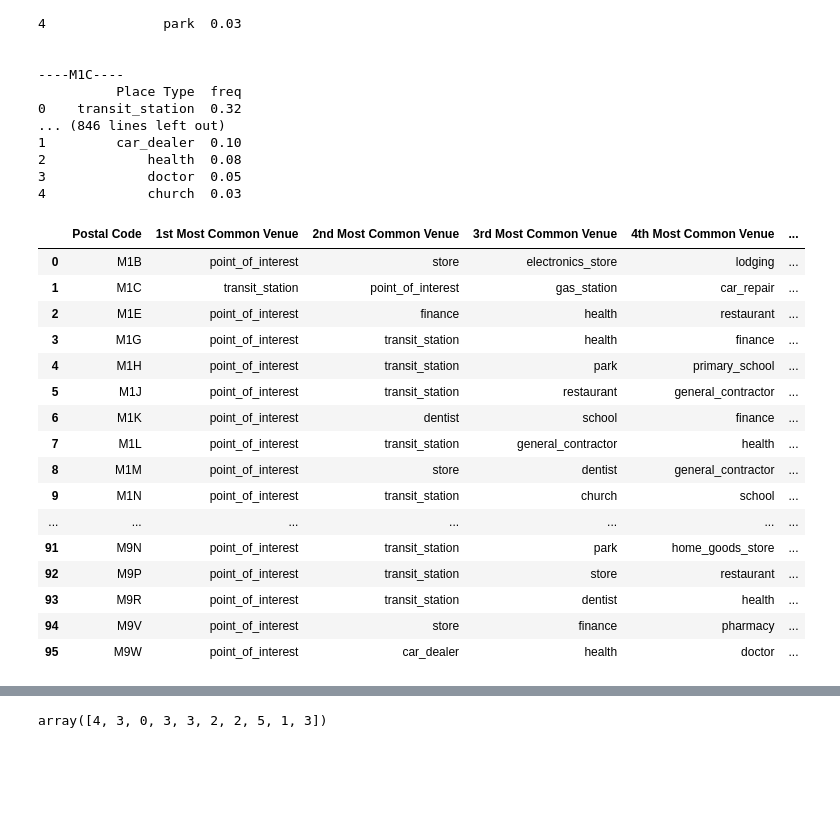
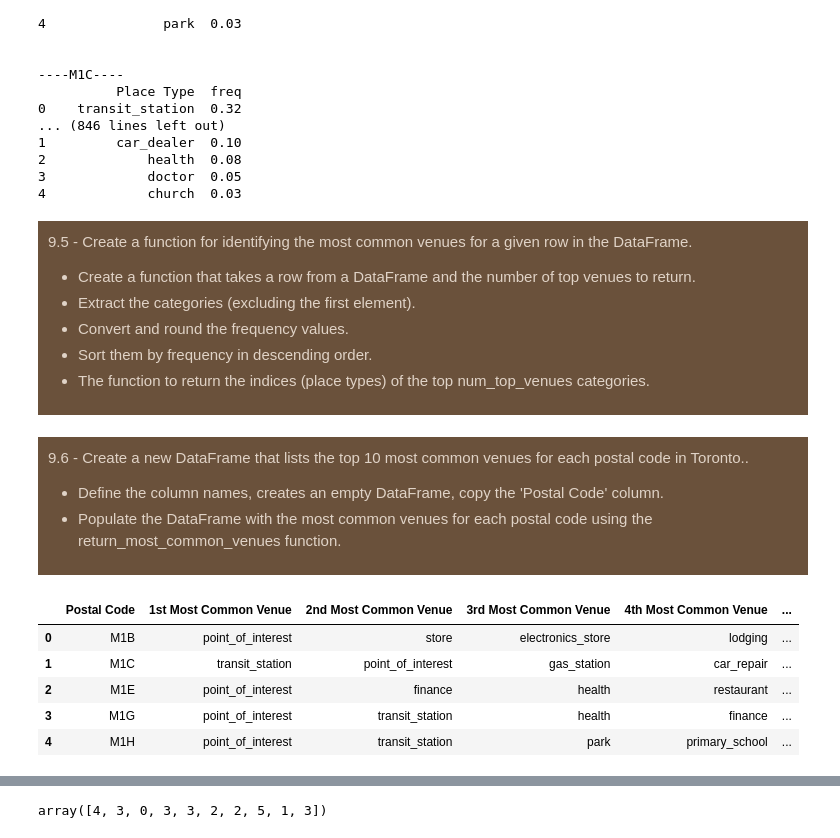
Before and after one commit to Dhruvi267/Market_segment, a Jupyter notebook: market-segmentationV3.ipynb, the cells around one changed output, grey strips where cells are left out. Saved outputs shown, nothing was run; the diff lists cells and outputs as text; code cells hidden in the pictures; blank space fills up the shorter version.

```diff
--- a/market-segmentationV3.ipynb
+++ b/market-segmentationV3.ipynb
@@ -956,6 +978,9 @@ for postalcode in toronto_onehot_grouped['Postal Code']:
     temp = temp.round({'freq': 2})
     print(temp.sort_values('freq', ascending=False).reset_index(drop=True).head(num_top_venues))
     print('\n')
+
+
+    num_top_venues = 5
 # %% [output]
 ----M1B----
           Place Type  freq
@@ -974,48 +999,56 @@ for postalcode in toronto_onehot_grouped['Postal Code']:
 2             health  0.08
 3             doctor  0.05
 4             church  0.03
+# %% [markdown]
+ <div style="background-color: #6a513b; padding: 10px;">
+  <p style="color: #e0d3c7;" >9.5 - Create a function for identifying the most common venues for a given row in the DataFrame.</p>
+  <ul>
+    <li style="color: #e0d3c7;">Create a function that takes a row from a DataFrame and the number of top venues to return.</li>
+    <li style="color: #e0d3c7;">Extract the categories (excluding the first element).</li>
+    <li style="color: #e0d3c7;">Convert and round the frequency values.</li>
+    <li style="color: #e0d3c7;">Sort them by frequency in descending order.</li>
+    <li style="color: #e0d3c7;">The function to return the indices (place types) of the top num_top_venues categories.</li>
+  </ul>
+</div>
 # %%
 def return_most_common_venues(row, num_top_venues):
     row_categories = row.iloc[1:]
     row_categories_sorted = row_categories.sort_values(ascending=False)
 
     return row_categories_sorted.index.values[0:num_top_venues]
+# %% [markdown]
+ <div style="background-color: #6a513b; padding: 10px;">
+  <p style="color: #e0d3c7;" >9.6 - Create a new DataFrame that lists the top 10 most common venues for each postal code in Toronto..</p>
+  <ul>
+    <li style="color: #e0d3c7;">Define the column names, creates an empty DataFrame, copy the 'Postal Code' column.</li>
+    <li style="color: #e0d3c7;">Populate the DataFrame with the most common venues for each postal code using the return_most_common_venues function.</li>
+  </ul>
+</div>
 # %%
 num_top_venues = 10
 
 indicators = ['st', 'nd', 'rd']
 
 # create columns according to number of top venues
 columns = ['Postal Code']
 for ind in np.arange(num_top_venues):
     try:
         columns.append('{}{} Most Common Venue'.format(ind+1, indicators[ind]))
     except:
         columns.append('{}th Most Common Venue'.format(ind+1))
 
 # create a new dataframe
 toronto_onehot_sorted = pd.DataFrame(columns=columns)
 toronto_onehot_sorted['Postal Code'] = toronto_onehot_grouped['Postal Code']
 
 for ind in np.arange(toronto_onehot_grouped.shape[0]):
     toronto_onehot_sorted.iloc[ind, 1:] = return_most_common_venues(toronto_onehot_grouped.iloc[ind, :], num_top_venues)
 
-toronto_onehot_sorted
+toronto_onehot_sorted.head()
 # %% [output]
 |  | Postal Code | 1st Most Common Venue | 2nd Most Common Venue | 3rd Most Common Venue | 4th Most Common Venue | ... |
 | 0 | M1B | point_of_interest | store | electronics_store | lodging | ... |
 | 1 | M1C | transit_station | point_of_interest | gas_station | car_repair | ... |
 | 2 | M1E | point_of_interest | finance | health | restaurant | ... |
 | 3 | M1G | point_of_interest | transit_station | health | finance | ... |
 | 4 | M1H | point_of_interest | transit_station | park | primary_school | ... |
-| 5 | M1J | point_of_interest | transit_station | restaurant | general_contractor | ... |
-| 6 | M1K | point_of_interest | dentist | school | finance | ... |
-| 7 | M1L | point_of_interest | transit_station | general_contractor | health | ... |
-| 8 | M1M | point_of_interest | store | dentist | general_contractor | ... |
-| 9 | M1N | point_of_interest | transit_station | church | school | ... |
-| ... | ... | ... | ... | ... | ... | ... |
-| 91 | M9N | point_of_interest | transit_station | park | home_goods_store | ... |
-| 92 | M9P | point_of_interest | transit_station | store | restaurant | ... |
-| 93 | M9R | point_of_interest | transit_station | dentist | health | ... |
-| 94 | M9V | point_of_interest | store | finance | pharmacy | ... |
-| 95 | M9W | point_of_interest | car_dealer | health | doctor | ... |
```
Also changed, not shown: parts of 21 cells of this notebook.
